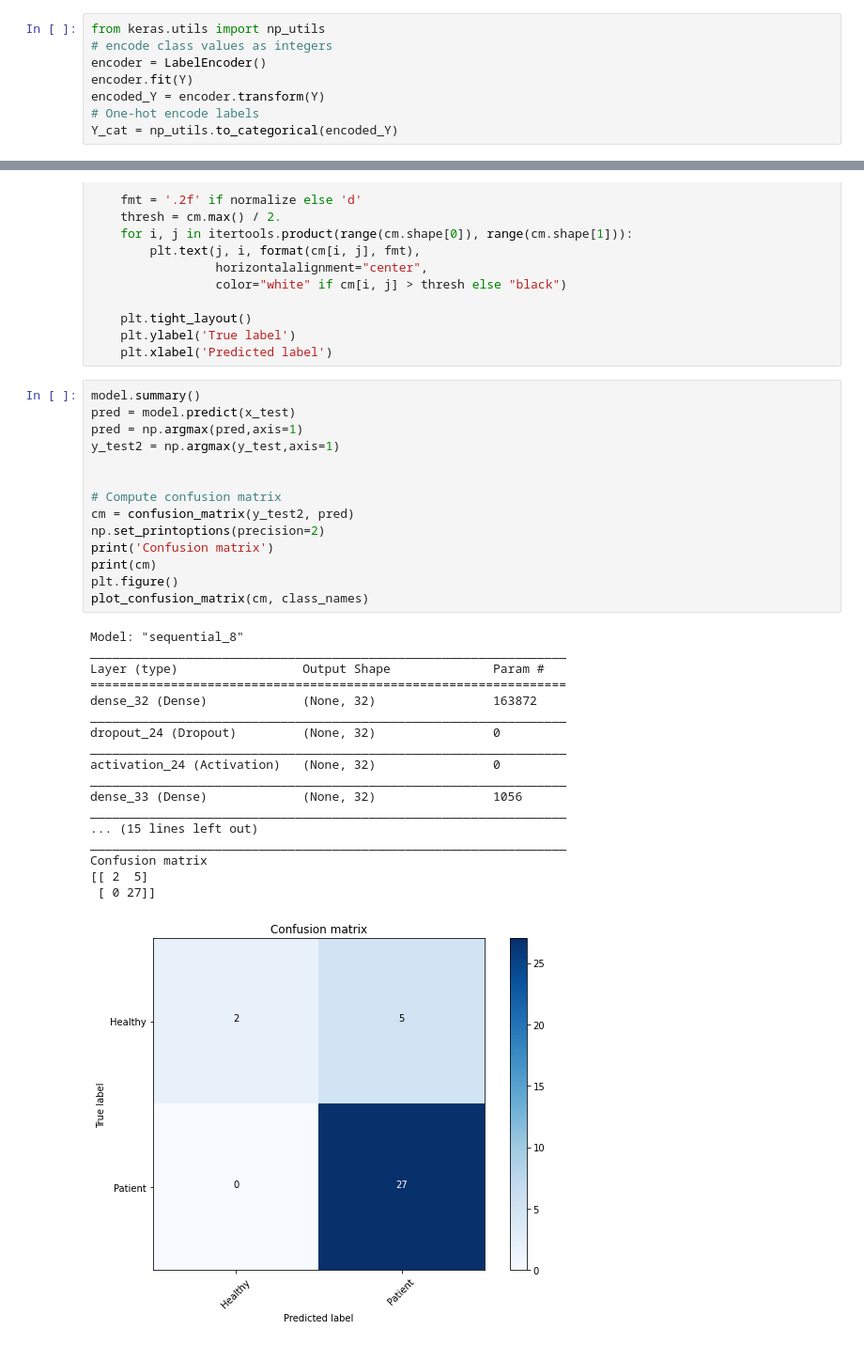
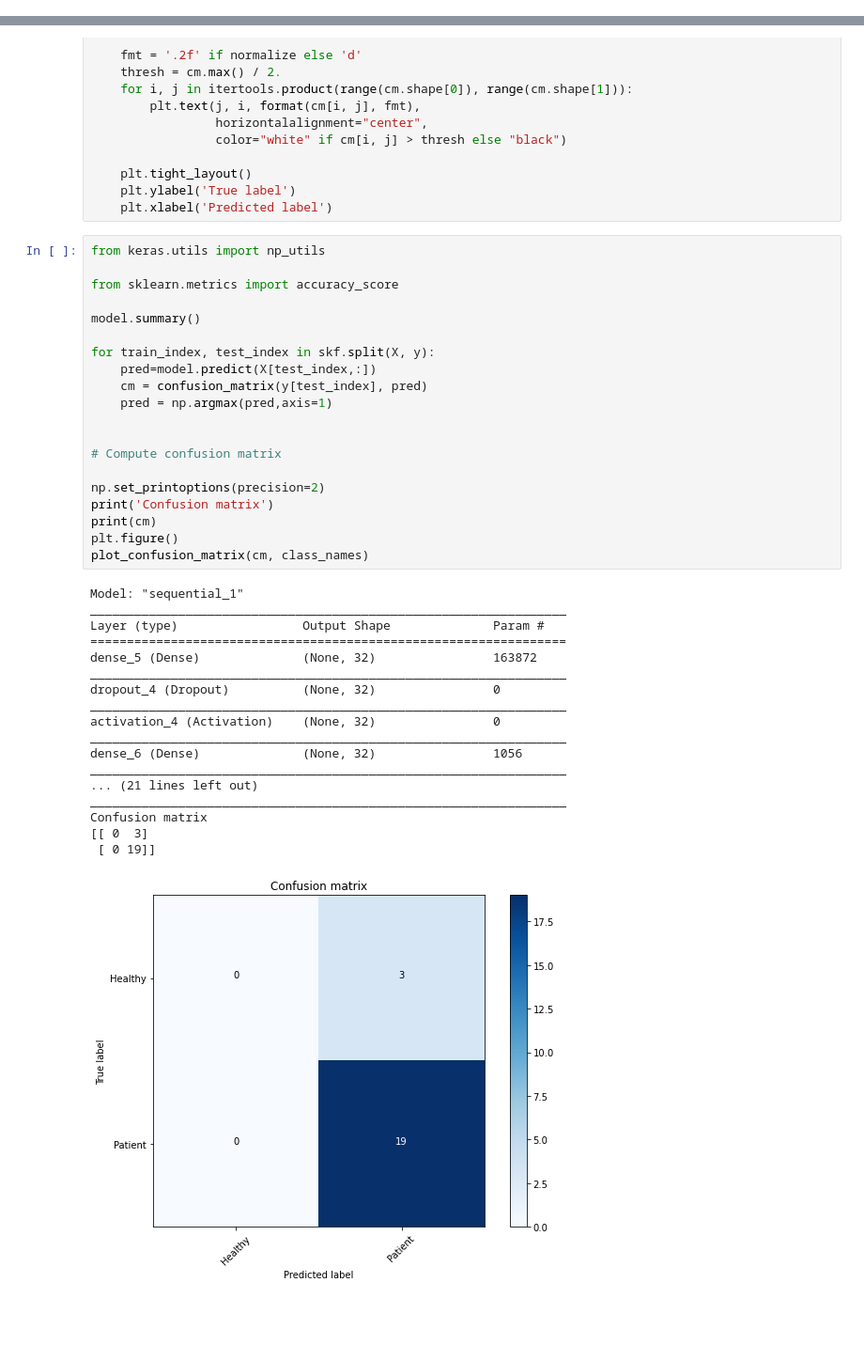
Before and after one commit to isilkarabeyaksakalli/kidneyStoneBinaryClassification, a Jupyter notebook: healthy_patient_detection.ipynb, the cells around one changed output, grey strips where cells are left out. Shown: that part at 94% size. Saved outputs shown, nothing was run; the diff lists cells and outputs as text; blank space fills up the shorter version.

```diff
--- a/healthy_patient_detection.ipynb
+++ b/healthy_patient_detection.ipynb
@@ -19,8 +41,0 @@ normalized_X = preprocessing.normalize(X)
-# %%
-from keras.utils import np_utils
-# encode class values as integers
-encoder = LabelEncoder()
-encoder.fit(Y)
-encoded_Y = encoder.transform(Y)
-# One-hot encode labels
-Y_cat = np_utils.to_categorical(encoded_Y)
@@ -164,36 +154,42 @@ def plot_confusion_matrix(cm, names,normalize=False, title='Confusion matrix', c
     plt.ylabel('True label')
     plt.xlabel('Predicted label')
 # %%
+from keras.utils import np_utils
+
+from sklearn.metrics import accuracy_score
+
 model.summary()
-pred = model.predict(x_test)
-pred = np.argmax(pred,axis=1)
-y_test2 = np.argmax(y_test,axis=1)
+
+for train_index, test_index in skf.split(X, y):
+    pred=model.predict(X[test_index,:])
+    cm = confusion_matrix(y[test_index], pred)
+    pred = np.argmax(pred,axis=1)
 
 
 # Compute confusion matrix
-cm = confusion_matrix(y_test2, pred)
+
 np.set_printoptions(precision=2)
 print('Confusion matrix')
 print(cm)
 plt.figure()
 plot_confusion_matrix(cm, class_names)
 # %% [output]
-Model: "sequential_8"
+Model: "sequential_1"
 _________________________________________________________________
 Layer (type)                 Output Shape              Param #
 =================================================================
-dense_32 (Dense)             (None, 32)                163872
+dense_5 (Dense)              (None, 32)                163872
 _________________________________________________________________
-dropout_24 (Dropout)         (None, 32)                0
+dropout_4 (Dropout)          (None, 32)                0
 _________________________________________________________________
-activation_24 (Activation)   (None, 32)                0
+activation_4 (Activation)    (None, 32)                0
 _________________________________________________________________
-dense_33 (Dense)             (None, 32)                1056
+dense_6 (Dense)              (None, 32)                1056
 _________________________________________________________________
-... (15 lines left out)
+... (21 lines left out)
 _________________________________________________________________
 Confusion matrix
-[[ 2  5]
- [ 0 27]]
+[[ 0  3]
+ [ 0 19]]
-[figure, old version]
+[figure, new version]
 # %%
```
Also changed, not shown: parts of 5 cells of this notebook.
